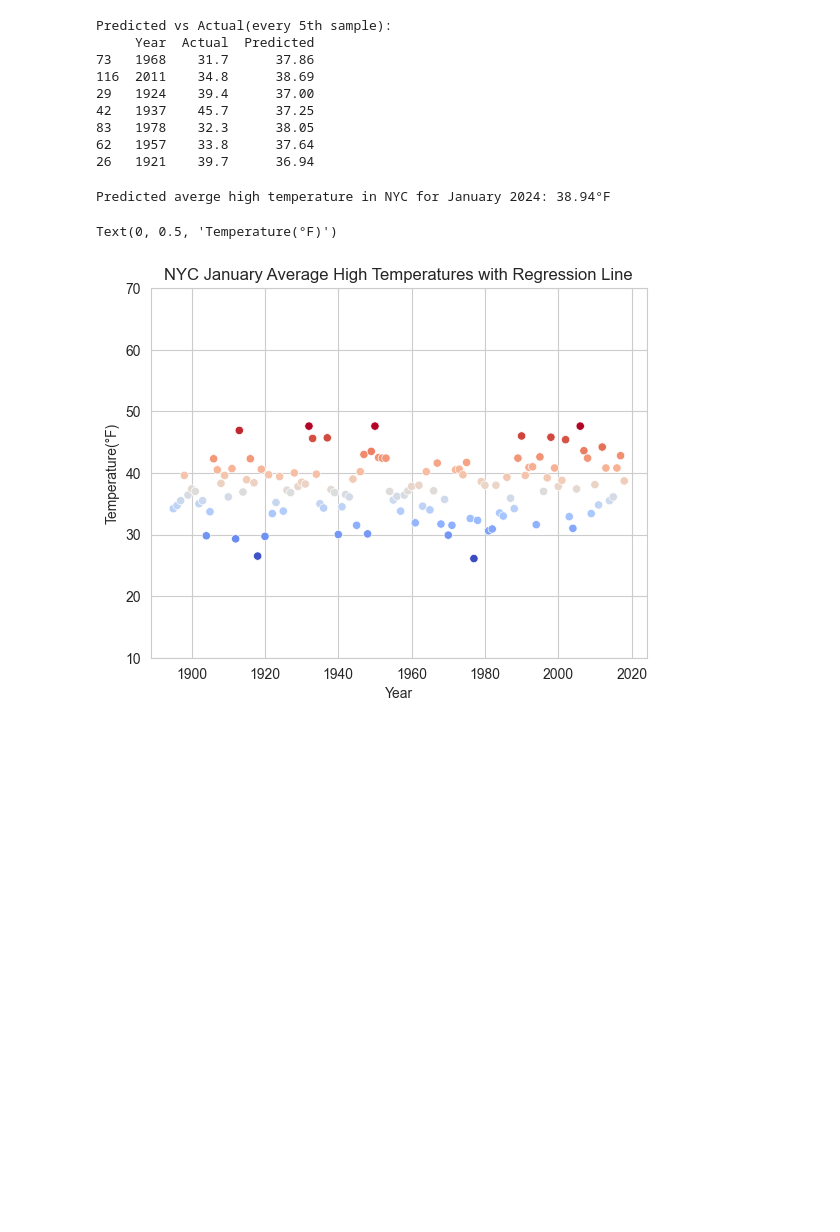
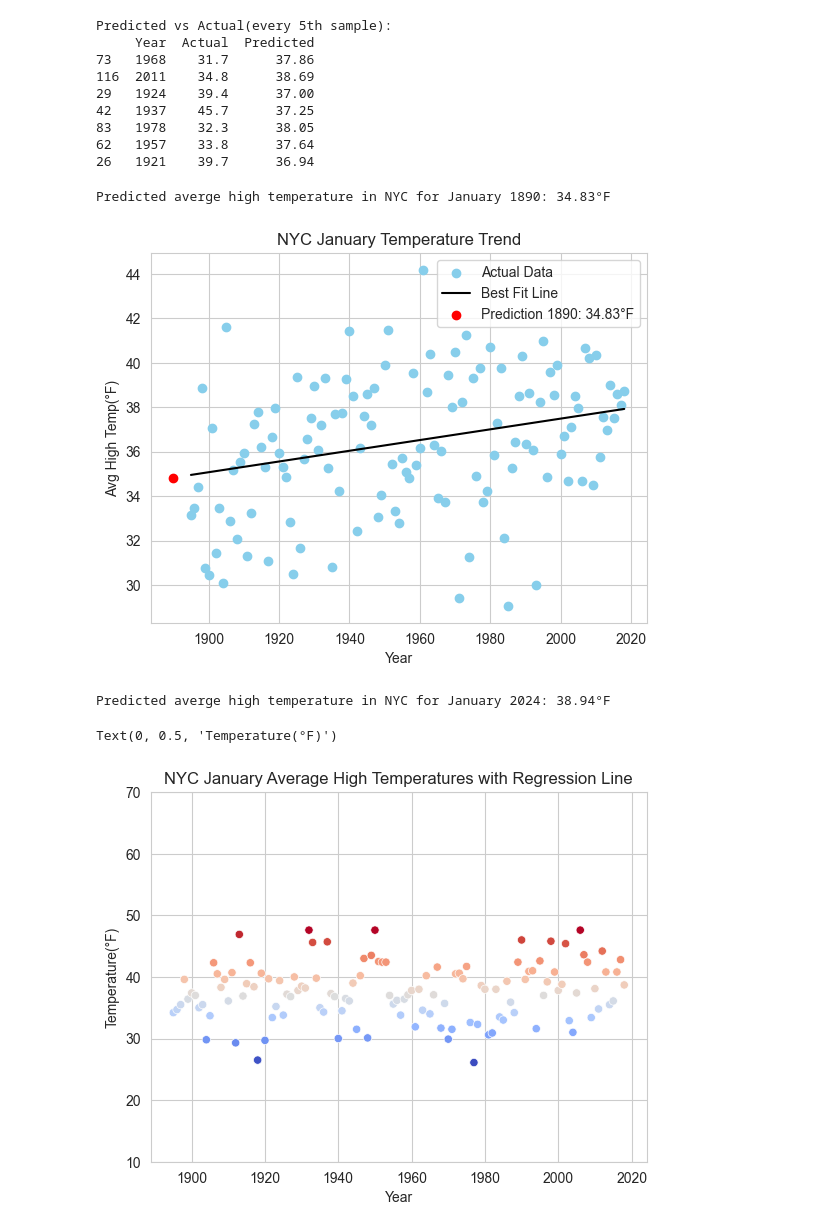
Before and after one commit to RucuAvinash/datafun-07-ml-, a Jupyter notebook: rucu_ml.ipynb, the cells around one changed output. Drawn from its saved outputs; the diff is of its cells as text; code cells hidden in the pictures; blank space fills up the shorter version.

```diff
--- a/rucu_ml.ipynb
+++ b/rucu_ml.ipynb
@@ -172,6 +191,32 @@ Predicted vs Actual(every 5th sample):
 83   1978    32.3      38.05
 62   1957    33.8      37.64
 26   1921    39.7      36.94
+# %%
+# Section 3 - Predict
+year_to_predict = 1890
+input_df = pd.DataFrame({'Date': [year_to_predict]})
+predicted_temp_1890 = linear_regression.predict(input_df)[0]
+print(f"\nPredicted averge high temperature in NYC for January {year_to_predict}: {predicted_temp_1890:.2f}°F")
+# %% [output]
+Predicted averge high temperature in NYC for January 1890: 34.83°F
+# %%
+# Plot regression line
+x_vals = pd.DataFrame({'Date': [df['Date'].min(),df['Date'].max()]})
+y_vals =linear_regression.predict(x_vals)
+
+plt.scatter(df['Date'],df['Temperature'],color= 'skyblue', label ='Actual Data')
+plt.plot(x_vals['Date'],y_vals,color='black',label='Best Fit Line')
+plt.scatter(year_to_predict, predicted_temp_1890, color='red',
+            label=f'Prediction {year_to_predict}: {predicted_temp_1890:.2f}°F')
+
+plt.xlabel('Year')
+plt.ylabel('Avg High Temp(°F)')
+plt.title('NYC January Temperature Trend')
+plt.legend()
+plt.grid(True)
+plt.show()
+# %% [output]
+[figure, added]
 # %%
 # Section 3 - Predict
 year_to_predict = 2024
```
Also changed, not shown: parts of 4 cells of this notebook.
